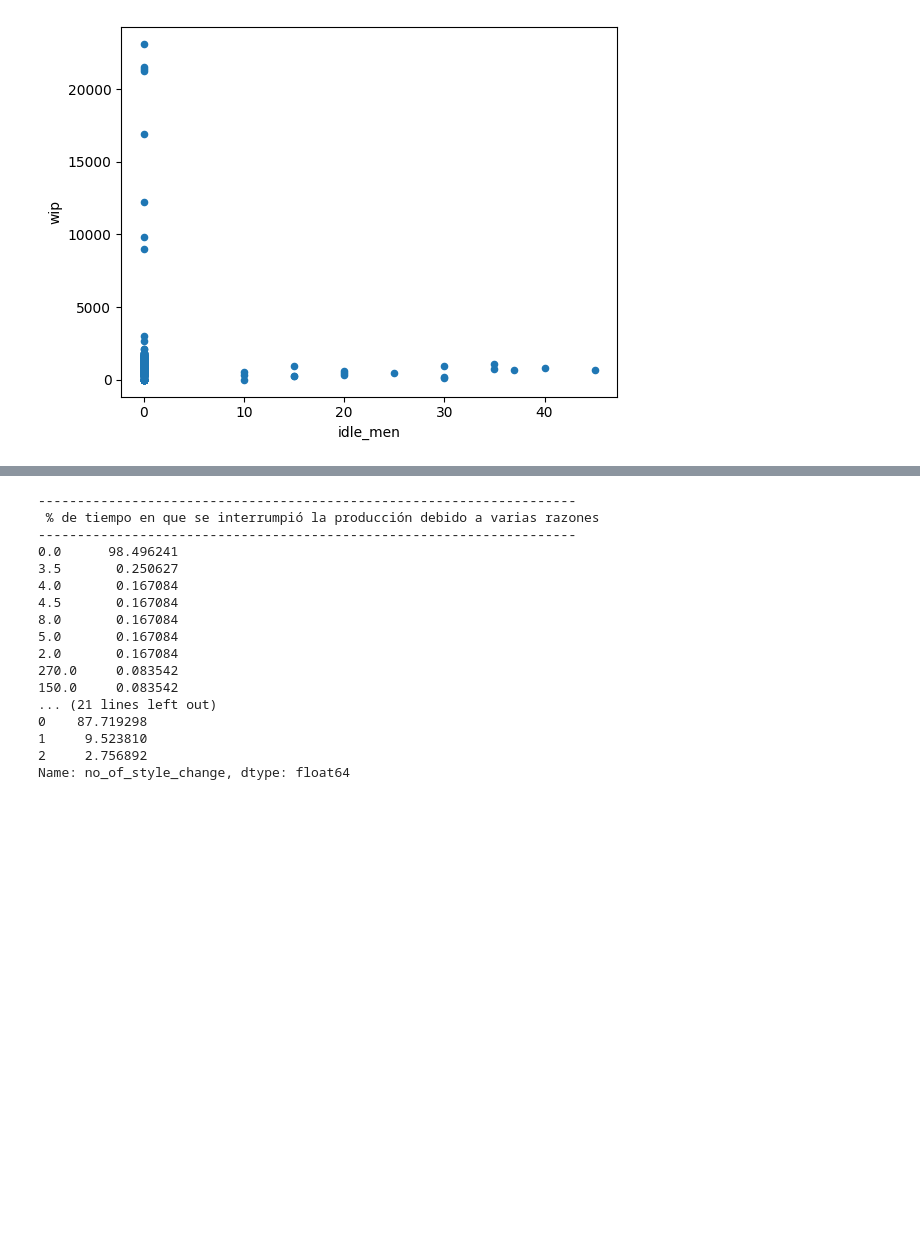
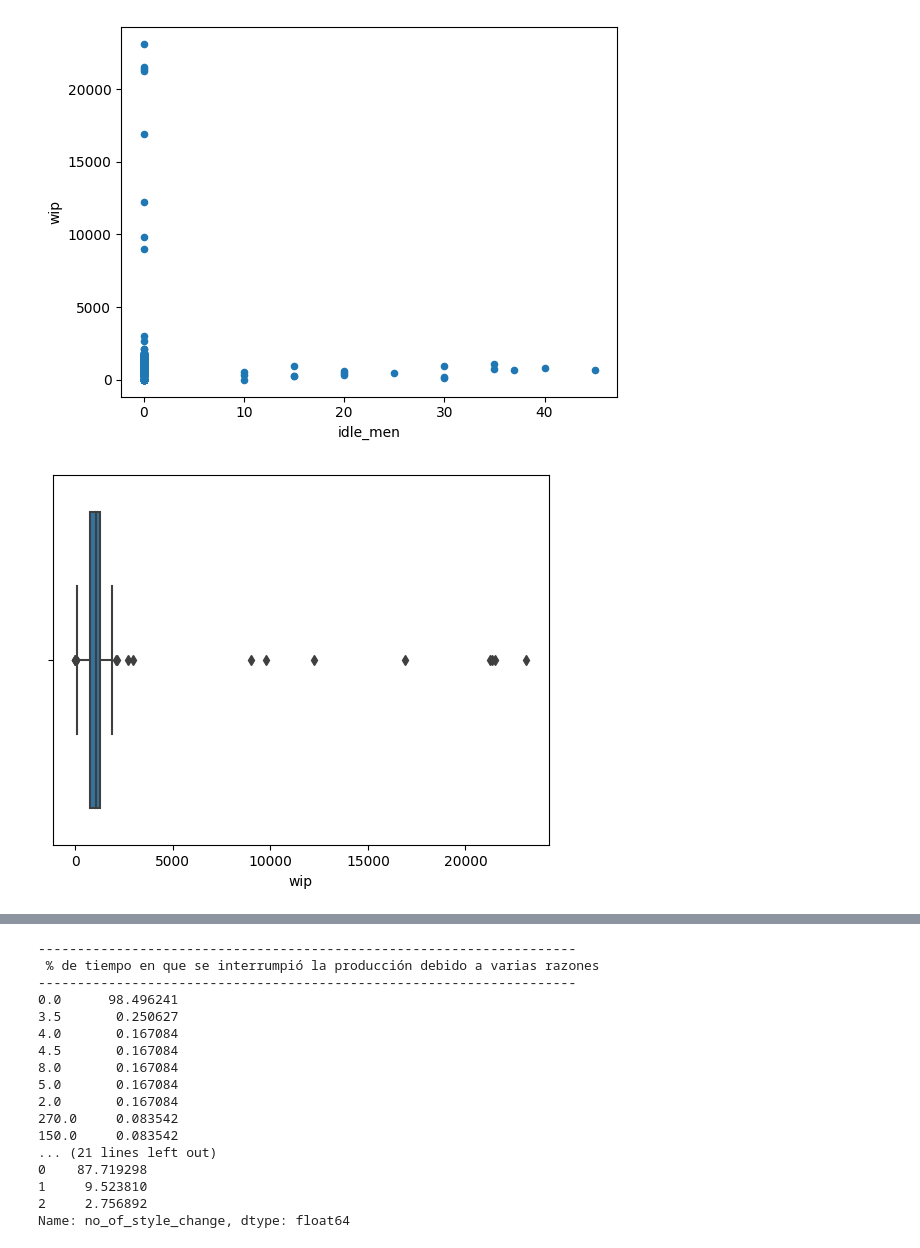
Before and after one commit to darwinpadilla/Grupo_Productivity_Prediction, a Jupyter notebook: Grupo_Productivity_Prediction.ipynb, the cells around one changed output, grey strips where cells are left out. Cells and saved outputs as stored; diff of their text form; code cells hidden in the pictures; blank space fills up the shorter version.

```diff
--- a/Grupo_Productivity_Prediction.ipynb
+++ b/Grupo_Productivity_Prediction.ipynb
@@ -824,3 +824,11 @@ dfR14.plot.scatter(x="idle_men", y="wip", alpha=1)
 # %% [output]
 <matplotlib.axes._subplots.AxesSubplot at 0x...>
 [figure]
+# %%
+# RD GIT. 1.9.2 Depuración de Outlayers en contexto por Departamentos
+#Se revisa los atípicos del Wip del departamento de costura
+
+sns.boxplot(dataset_costura['wip'])
+plt.show()
+# %% [output]
+[figure, added]
```
Also changed, not shown: parts of 13 cells of this notebook.
